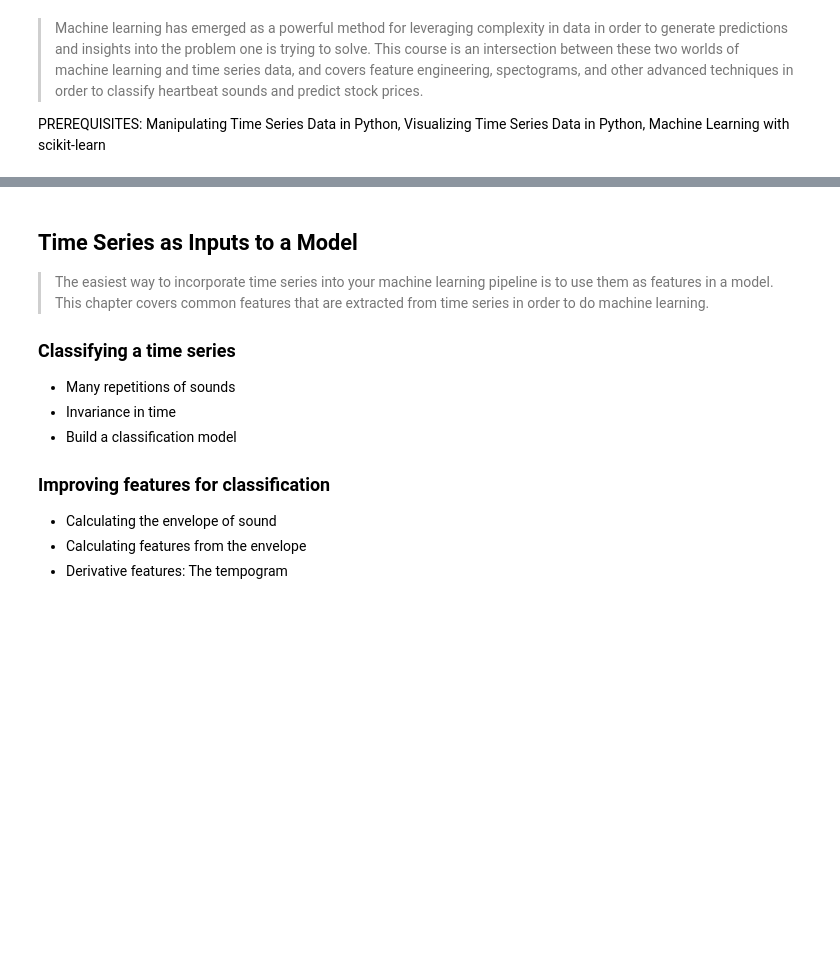
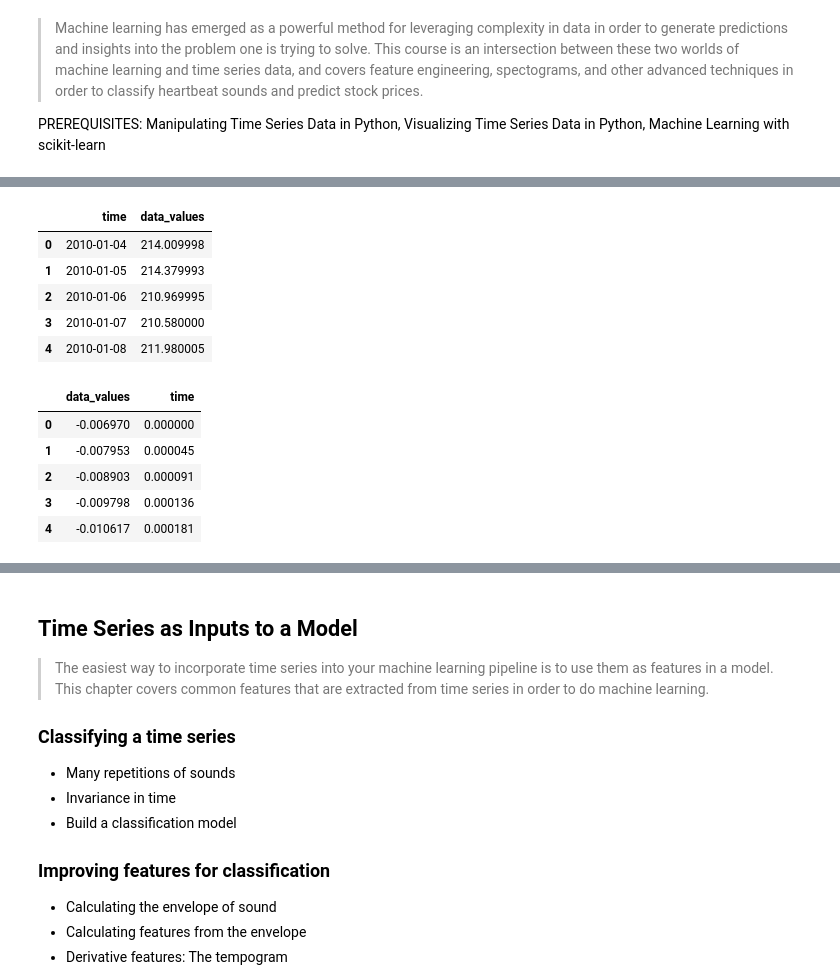
Before and after one commit to anhhaibkhn/Data-Science-selfstudy-notes-Blog, a Jupyter notebook: _notebooks/Machine Learning for Time Series Data in Python/2022-08-29-Machine Learning for Time Series Data in Python.ipynb, the cells around one changed output, grey strips where cells are left out. Cells and saved outputs as stored; diff of their text form; code cells hidden in the pictures; blank space fills up the shorter version.

```diff
--- a/_notebooks/Machine Learning for Time Series Data in Python/2022-08-29-Machine Learning for Time Series Data in Python.ipynb
+++ b/_notebooks/Machine Learning for Time Series Data in Python/2022-08-29-Machine Learning for Time Series Data in Python.ipynb
@@ -58,0 +118,19 @@ warnings.filterwarnings("ignore", category=FutureWarning)
+# %%
+data = pd.read_csv('datasets/data_with_tstamp.csv', index_col=[0])
+data2 = pd.read_csv('datasets/data2_with_tstamp.csv', index_col=[0])
+
+display(data.head())
+display(data2.head())
+# %% [output]
+|  | time | data_values |
+| 0 | 2010-01-04 | 214.009998 |
+| 1 | 2010-01-05 | 214.379993 |
+| 2 | 2010-01-06 | 210.969995 |
+| 3 | 2010-01-07 | 210.580000 |
+| 4 | 2010-01-08 | 211.980005 |
+|  | data_values | time |
+| 0 | -0.006970 | 0.000000 |
+| 1 | -0.007953 | 0.000045 |
+| 2 | -0.008903 | 0.000091 |
+| 3 | -0.009798 | 0.000136 |
+| 4 | -0.010617 | 0.000181 |
```
Also changed, not shown: parts of 24 cells of this notebook, 12 other files.
